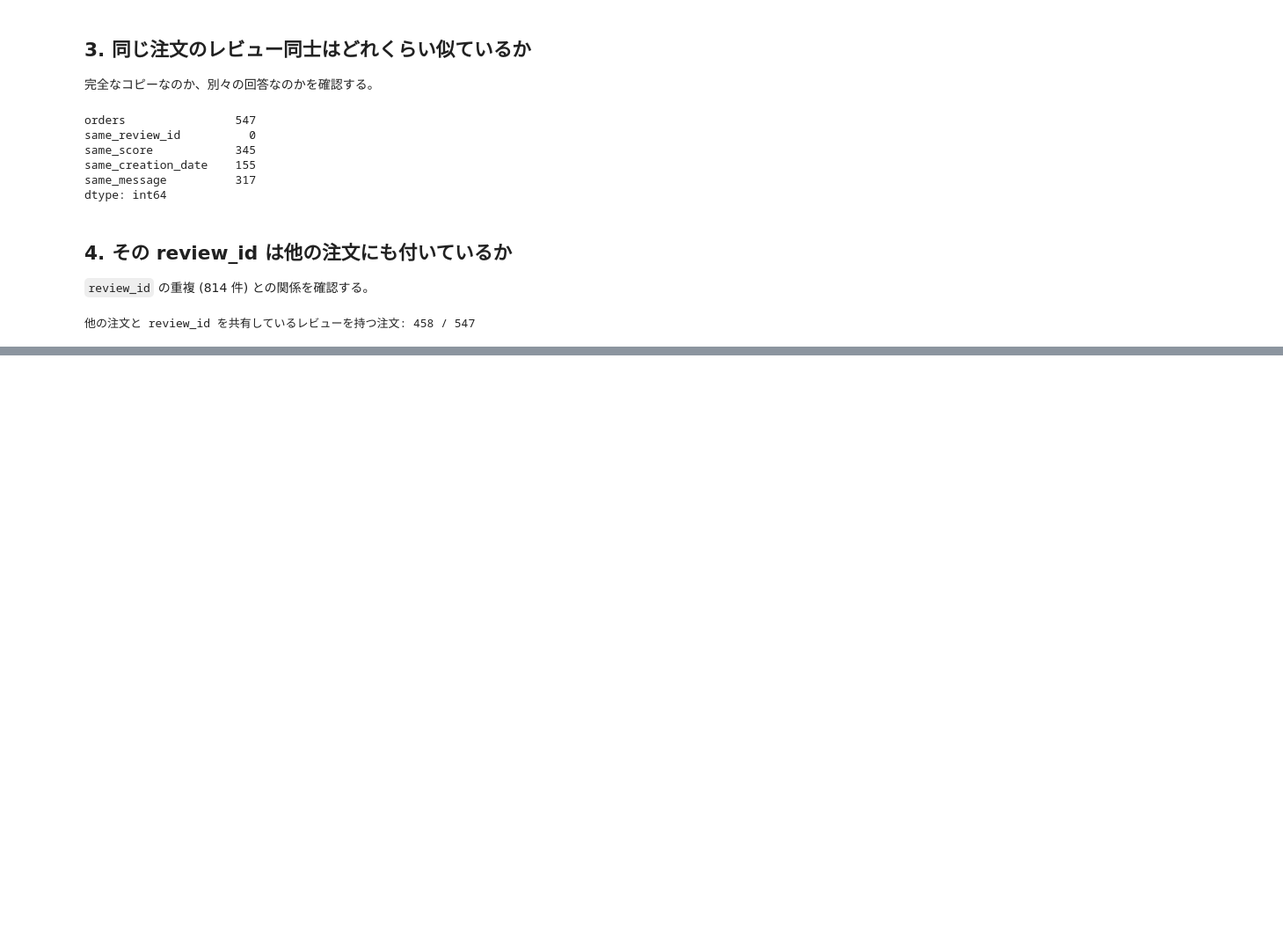
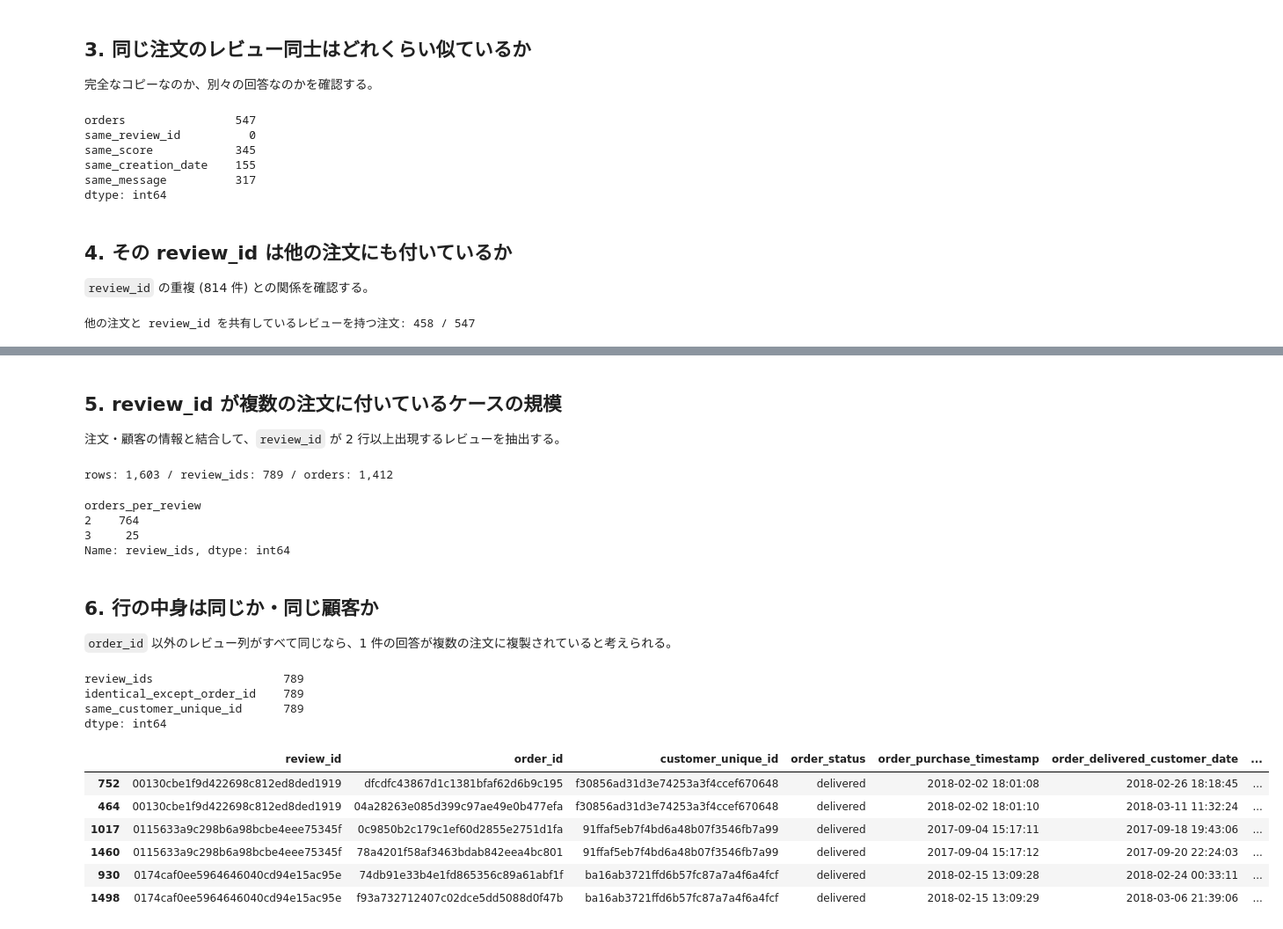
Before and after one commit to avoseven/olist-data-platform, a Jupyter notebook: notebooks/01_order_reviews_duplicates.ipynb, the cells around one changed output, grey strips where cells are left out. Shown at 88% size. Saved outputs shown, nothing was run; the diff lists cells and outputs as text; code cells hidden in the pictures; blank space fills up the shorter version.

```diff
--- a/notebooks/01_order_reviews_duplicates.ipynb
+++ b/notebooks/01_order_reviews_duplicates.ipynb
@@ -118,0 +104,74 @@ print(f"他の注文と review_id を共有しているレビューを持つ注
+# %% [markdown]
+## 5. review_id が複数の注文に付いているケースの規模
+
+注文・顧客の情報と結合して、`review_id` が 2 行以上出現するレビューを抽出する。
+# %%
+orders = pd.read_csv(
+    DATA_DIR / "olist_orders_dataset.csv",
+    parse_dates=["order_purchase_timestamp", "order_delivered_customer_date"],
+)
+customers = pd.read_csv(DATA_DIR / "olist_customers_dataset.csv")
+items = pd.read_csv(DATA_DIR / "olist_order_items_dataset.csv")
+
+shared = (
+    reviews[reviews.duplicated("review_id", keep=False)]
+    .merge(orders, on="order_id")
+    .merge(customers, on="customer_id")
+    .sort_values(["review_id", "order_purchase_timestamp"])
+)
+print(
+    f"rows: {len(shared):,} / review_ids: {shared['review_id'].nunique():,}"
+    f" / orders: {shared['order_id'].nunique():,}"
+)
+
+# review_id あたりの注文数の分布
+shared.groupby("review_id").size().value_counts().sort_index().rename_axis("orders_per_review").rename("review_ids")
+# %% [output]
+rows: 1,603 / review_ids: 789 / orders: 1,412
+orders_per_review
+2    764
+3     25
+Name: review_ids, dtype: int64
+# %% [markdown]
+## 6. 行の中身は同じか・同じ顧客か
+
+`order_id` 以外のレビュー列がすべて同じなら、1 件の回答が複数の注文に複製されていると考えられる。
+# %%
+by_review = shared.groupby("review_id")
+review_columns = [c for c in reviews.columns if c != "order_id"]
+
+pd.Series(
+    {
+        "review_ids": shared["review_id"].nunique(),
+        # NaN 同士も「同じ」とみなす
+        "identical_except_order_id": (by_review[review_columns].nunique(dropna=False).max(axis=1) == 1).sum(),
+        "same_customer_unique_id": (by_review["customer_unique_id"].nunique() == 1).sum(),
+    }
+)
+# %% [output]
+review_ids                   789
+identical_except_order_id    789
+same_customer_unique_id      789
+dtype: int64
+# %%
+DISPLAY_COLUMNS = [
+    "review_id",
+    "order_id",
+    "customer_unique_id",
+    "order_status",
+    "order_purchase_timestamp",
+    "order_delivered_customer_date",
+    "review_score",
+    "review_creation_date",
+]
+
+sample_reviews = shared["review_id"].drop_duplicates().head(3)
+shared.loc[shared["review_id"].isin(sample_reviews), DISPLAY_COLUMNS]
+# %% [output]
+|  | review_id | order_id | customer_unique_id | order_status | order_purchase_timestamp | order_delivered_customer_date | ... |
+| 752 | 00130cbe1f9d422698c812ed8ded1919 | dfcdfc43867d1c1381bfaf62d6b9c195 | f30856ad31d3e74253a3f4ccef670648 | delivered | 2018-02-02 18:01:08 | 2018-02-26 18:18:45 | ... |
+| 464 | 00130cbe1f9d422698c812ed8ded1919 | 04a28263e085d399c97ae49e0b477efa | f30856ad31d3e74253a3f4ccef670648 | delivered | 2018-02-02 18:01:10 | 2018-03-11 11:32:24 | ... |
+| 1017 | 0115633a9c298b6a98bcbe4eee75345f | 0c9850b2c179c1ef60d2855e2751d1fa | 91ffaf5eb7f4bd6a48b07f3546fb7a99 | delivered | 2017-09-04 15:17:11 | 2017-09-18 19:43:06 | ... |
+| 1460 | 0115633a9c298b6a98bcbe4eee75345f | 78a4201f58af3463bdab842eea4bc801 | 91ffaf5eb7f4bd6a48b07f3546fb7a99 | delivered | 2017-09-04 15:17:12 | 2017-09-20 22:24:03 | ... |
+| 930 | 0174caf0ee5964646040cd94e15ac95e | 74db91e33b4e1fd865356c89a61abf1f | ba16ab3721ffd6b57fc87a7a4f6a4fcf | delivered | 2018-02-15 13:09:28 | 2018-02-24 00:33:11 | ... |
+| 1498 | 0174caf0ee5964646040cd94e15ac95e | f93a732712407c02dce5dd5088d0f47b | ba16ab3721ffd6b57fc87a7a4f6a4fcf | delivered | 2018-02-15 13:09:29 | 2018-03-06 21:39:06 | ... |
```
Also changed, not shown: parts of 10 cells of this notebook.
